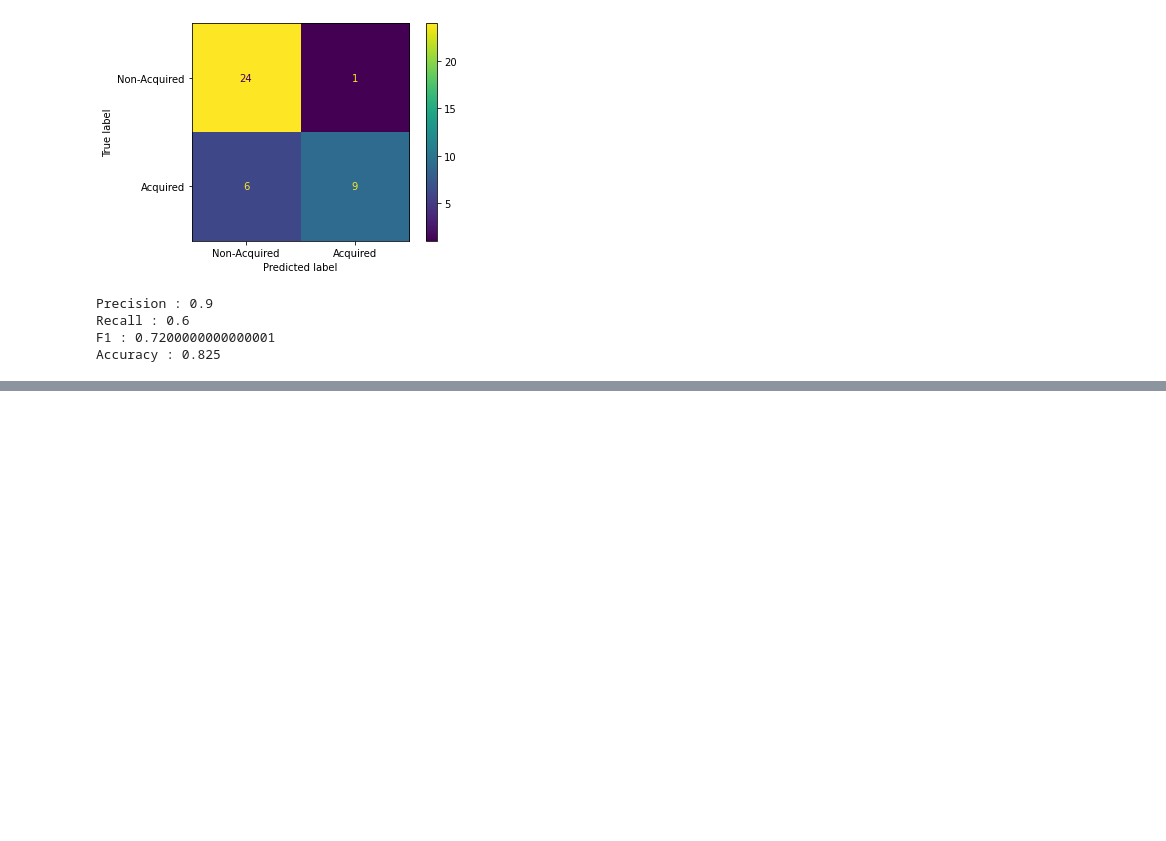
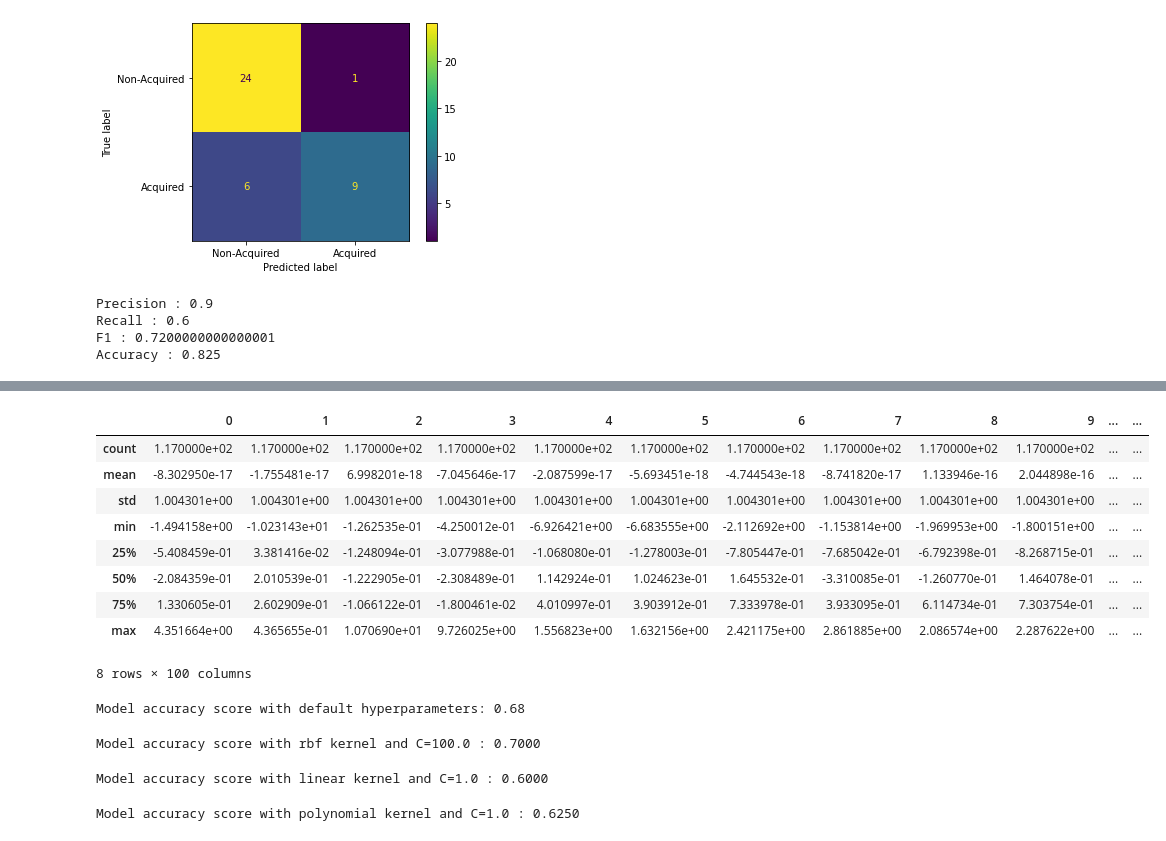
Before and after one commit to venuraja79/merger-acquisition, a Jupyter notebook: models/Random Forest Model - IT data.ipynb, the cells around one changed output, grey strips where cells are left out. Saved outputs shown, nothing was run; the diff lists cells and outputs as text; code cells hidden in the pictures; blank space fills up the shorter version.

Commit message:
Added SVM model

```diff
--- a/models/Random Forest Model - IT data.ipynb
+++ b/models/Random Forest Model - IT data.ipynb
@@ -302,0 +322,78 @@ tree.plot_tree(rf.estimators_[5],
+# %%
+from sklearn.preprocessing import StandardScaler
+scaler = StandardScaler()
+X_train = scaler.fit_transform(X_train)
+X_test = scaler.transform(X_test)
+# %%
+X_train = pd.DataFrame(X_train)
+X_test = pd.DataFrame(X_test)
+# %%
+X_train.describe()
+# %% [output]
+|  | 0 | 1 | 2 | 3 | 4 | 5 | 6 | 7 | 8 | 9 | ... | ... |
+| count | 1.170000e+02 | 1.170000e+02 | 1.170000e+02 | 1.170000e+02 | 1.170000e+02 | 1.170000e+02 | 1.170000e+02 | 1.170000e+02 | 1.170000e+02 | 1.170000e+02 | ... | ... |
+| mean | -8.302950e-17 | -1.755481e-17 | 6.998201e-18 | -7.045646e-17 | -2.087599e-17 | -5.693451e-18 | -4.744543e-18 | -8.741820e-17 | 1.133946e-16 | 2.044898e-16 | ... | ... |
+| std | 1.004301e+00 | 1.004301e+00 | 1.004301e+00 | 1.004301e+00 | 1.004301e+00 | 1.004301e+00 | 1.004301e+00 | 1.004301e+00 | 1.004301e+00 | 1.004301e+00 | ... | ... |
+| min | -1.494158e+00 | -1.023143e+01 | -1.262535e-01 | -4.250012e-01 | -6.926421e+00 | -6.683555e+00 | -2.112692e+00 | -1.153814e+00 | -1.969953e+00 | -1.800151e+00 | ... | ... |
+| 25% | -5.408459e-01 | 3.381416e-02 | -1.248094e-01 | -3.077988e-01 | -1.068080e-01 | -1.278003e-01 | -7.805447e-01 | -7.685042e-01 | -6.792398e-01 | -8.268715e-01 | ... | ... |
+| 50% | -2.084359e-01 | 2.010539e-01 | -1.222905e-01 | -2.308489e-01 | 1.142924e-01 | 1.024623e-01 | 1.645532e-01 | -3.310085e-01 | -1.260770e-01 | 1.464078e-01 | ... | ... |
+| 75% | 1.330605e-01 | 2.602909e-01 | -1.066122e-01 | -1.800461e-02 | 4.010997e-01 | 3.903912e-01 | 7.333978e-01 | 3.933095e-01 | 6.114734e-01 | 7.303754e-01 | ... | ... |
+| max | 4.351664e+00 | 4.365655e-01 | 1.070690e+01 | 9.726025e+00 | 1.556823e+00 | 1.632156e+00 | 2.421175e+00 | 2.861885e+00 | 2.086574e+00 | 2.287622e+00 | ... | ... |
+8 rows × 100 columns
+# %%
+# import SVC classifier
+from sklearn.svm import SVC
+# import metrics to compute accuracy
+from sklearn.metrics import accuracy_score
+# instantiate classifier with default hyperparameters
+svc=SVC()
+# fit classifier to training set
+svc.fit(X_train,y_train)
+# make predictions on test set
+y_pred=svc.predict(X_test)
+# compute and print accuracy score
+print('Model accuracy score with default hyperparameters: {0:0.2f}'. format(accuracy_score(y_test, y_pred)))
+# %% [output]
+Model accuracy score with default hyperparameters: 0.68
+# %%
+# instantiate classifier with rbf kernel and C=100
+svc=SVC(C=100.0)
+
+# fit classifier to training set
+svc.fit(X_train,y_train)
+
+# make predictions on test set
+y_pred_rbf=svc.predict(X_test)
+
+# compute and print accuracy score
+print('Model accuracy score with rbf kernel and C=100.0 : {0:0.4f}'. format(accuracy_score(y_test, y_pred_rbf)))
+# %% [output]
+Model accuracy score with rbf kernel and C=100.0 : 0.7000
+# %%
+# instantiate classifier with linear kernel and C=1.0
+linear_svc=SVC(kernel='linear', C=1.0)
+
+# fit classifier to training set
+linear_svc.fit(X_train,y_train)
+
+# make predictions on test set
+y_pred=linear_svc.predict(X_test)
+
+# compute and print accuracy score
+print('Model accuracy score with linear kernel and C=1.0 : {0:0.4f}'. format(accuracy_score(y_test, y_pred)))
+# %% [output]
+Model accuracy score with linear kernel and C=1.0 : 0.6000
+# %%
+# instantiate classifier with polynomial kernel and C=100.0
+poly_svc100=SVC(kernel='poly', C=100.0)
+
+# fit classifier to training set
+poly_svc100.fit(X_train, y_train)
+
+# make predictions on test set
+y_pred=poly_svc100.predict(X_test)
+
+# compute and print accuracy score
+print('Model accuracy score with polynomial kernel and C=1.0 : {0:0.4f}'. format(accuracy_score(y_test, y_pred)))
+# %% [output]
+Model accuracy score with polynomial kernel and C=1.0 : 0.6250
```
Also changed, not shown: parts of 5 cells of this notebook.
